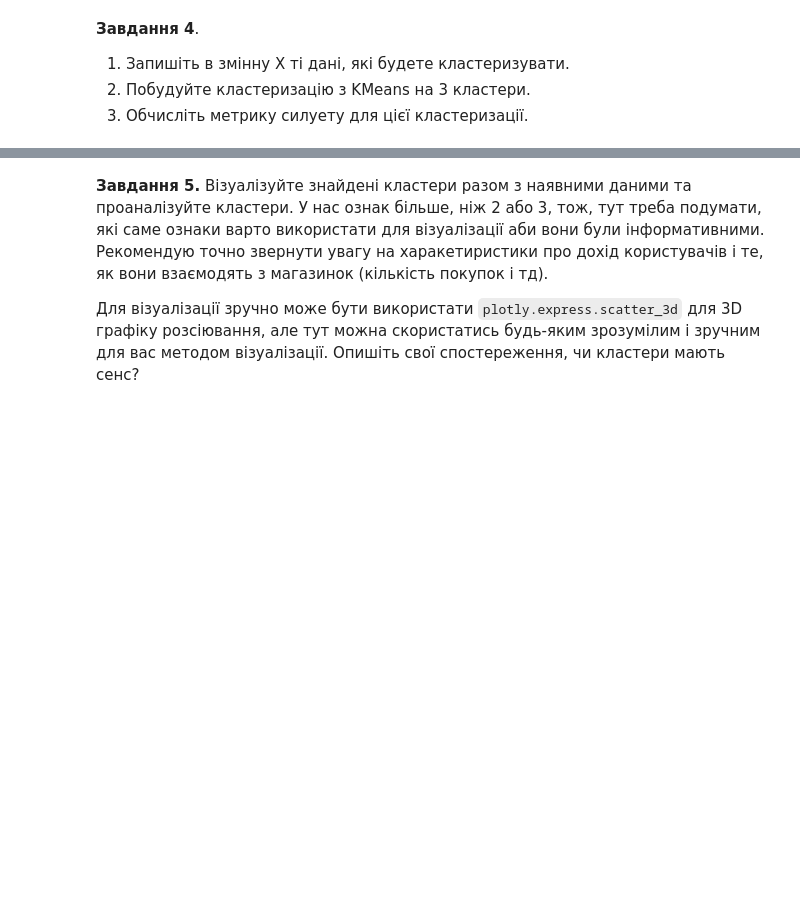
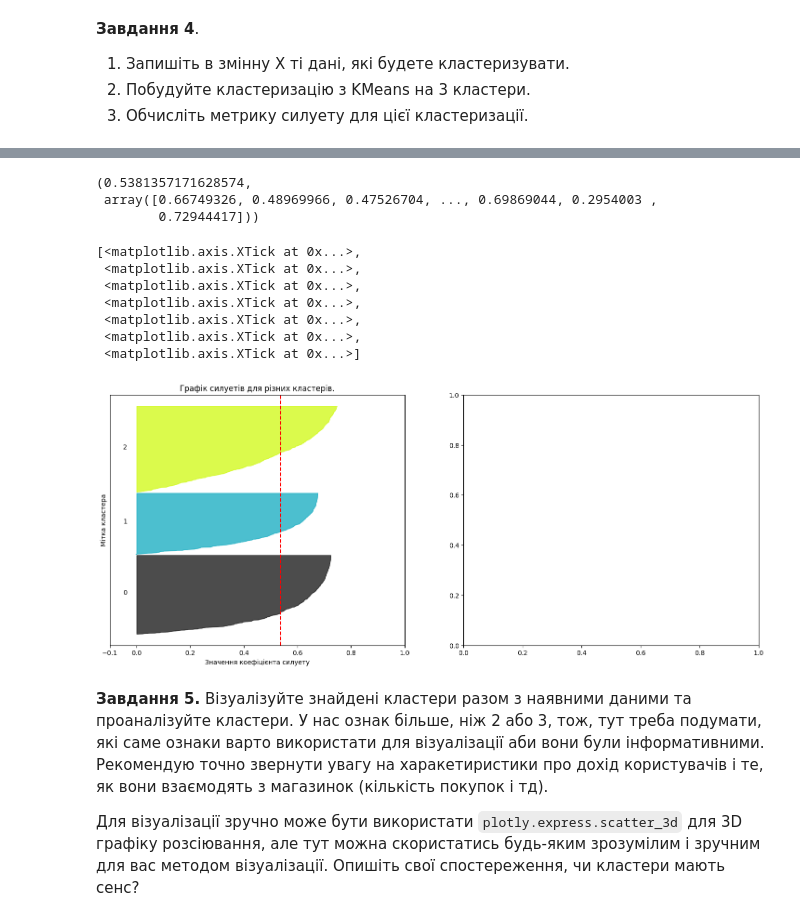
Before and after one commit to YelizavetaP/ml_tasks, a Jupyter notebook: hometasks/3_unsupervised_learning/3_1_clustering/HW_Алгоритми_кластеризації.ipynb, the cells around one changed output, grey strips where cells are left out. Saved outputs shown, nothing was run; the diff lists cells and outputs as text; code cells hidden in the pictures; blank space fills up the shorter version.

```diff
--- a/hometasks/3_unsupervised_learning/3_1_clustering/HW_Алгоритми_кластеризації.ipynb
+++ b/hometasks/3_unsupervised_learning/3_1_clustering/HW_Алгоритми_кластеризації.ipynb
@@ -149,0 +288,7 @@ Name: Income, dtype: float64
+# %%
+raw_df.Dt_Customer = pd.to_datetime(raw_df.Dt_Customer, format='%d-%m-%Y')
+today = raw_df.Dt_Customer.max()
+# days since customer joined
+raw_df['days_lifetime'] = (today - raw_df.Dt_Customer).dt.days
+# customer age
+raw_df['years_customer'] = raw_df.Year_Birth.apply(lambda x: today.year - x)
@@ -152,3 +307,6 @@ Name: Income, dtype: float64
 1. Запишіть в змінну X ті дані, які будете кластеризувати.
 2. Побудуйте кластеризацію з KMeans на 3 кластери.
 3. Обчисліть метрику силуету для цієї кластеризації.
+# %%
+X = raw_df.drop(['ID', 'Dt_Customer', 'Education', 'Marital_Status'], axis=1)
+X.head(5)
@@ -155,3 +321,68 @@ Name: Income, dtype: float64
+# %%
+from sklearn.cluster import KMeans
+n_clusters = 3
+km = KMeans(n_clusters=n_clusters,random_state=10, n_init='auto').fit(X)
+cluster_labels = km.fit_predict(X)
+# %%
+from sklearn.metrics import silhouette_samples, silhouette_score
+silhouette_avg = silhouette_score(X, cluster_labels)
+sample_silhouette_values = silhouette_samples(X, cluster_labels)
+silhouette_avg, sample_silhouette_values
+# %% [output]
+(0.5381357171628574,
+ array([0.66749326, 0.48969966, 0.47526704, ..., 0.69869044, 0.2954003 ,
+        0.72944417]))
+# %%
+import matplotlib.pyplot as plt
+import matplotlib.cm as cm
+
+fig, (ax1, ax2) = plt.subplots(1, 2)
+fig.set_size_inches(18, 7)
+
+y_lower = 10
+for i in range(n_clusters):
+        # Агрегація оцінок силуетів для зразків, що належать кластеру i, і їх сортування
+        ith_cluster_silhouette_values = sample_silhouette_values[cluster_labels == i]
+
+        ith_cluster_silhouette_values.sort()
+
+        size_cluster_i = ith_cluster_silhouette_values.shape[0]
+        y_upper = y_lower + size_cluster_i
+
+        color = cm.nipy_spectral(float(i) / n_clusters)
+        ax1.fill_betweenx(
+            np.arange(y_lower, y_upper),
+            0,
+            ith_cluster_silhouette_values,
+            facecolor=color,
+            edgecolor=color,
+            alpha=0.7,
+        )
+
+        # Позначимо силуетні області номерами кластерів посередині.
+        ax1.text(-0.05, y_lower + 0.5 * size_cluster_i, str(i))
+
+        # Обчислимо нове значення y_lower для наступного графіка
+        y_lower = y_upper + 10
+
+ax1.set_title("Графік силуетів для різних кластерів.")
+ax1.set_xlabel("Значення коефіцієнта силуету")
+ax1.set_ylabel("Мітка кластера")
+
+    # Вертикальна лінія - середнє значення силуету для всіх значень.
+ax1.axvline(x=silhouette_avg, color="red", linestyle="--")
+
+ax1.set_yticks([])  # Прибрати мітки на осі y
+ax1.set_xticks([-0.1, 0, 0.2, 0.4, 0.6, 0.8, 1])
+# %% [output]
+[<matplotlib.axis.XTick at 0x...>,
+ <matplotlib.axis.XTick at 0x...>,
+ <matplotlib.axis.XTick at 0x...>,
+ <matplotlib.axis.XTick at 0x...>,
+ <matplotlib.axis.XTick at 0x...>,
+ <matplotlib.axis.XTick at 0x...>,
+ <matplotlib.axis.XTick at 0x...>]
+[figure, added]
 # %% [markdown]
 **Завдання 5.** Візуалізуйте знайдені кластери разом з наявними даними та проаналізуйте кластери. У нас ознак більше, ніж 2 або 3, тож, тут треба подумати, які саме ознаки варто використати для візуалізації аби вони були інформативними. Рекомендую точно звернути увагу на харакетиристики про дохід користувачів і те, як вони взаємодять з магазинок (кількість покупок і тд).
 
```
Also changed, not shown: parts of 18 cells of this notebook, 8 other files.
